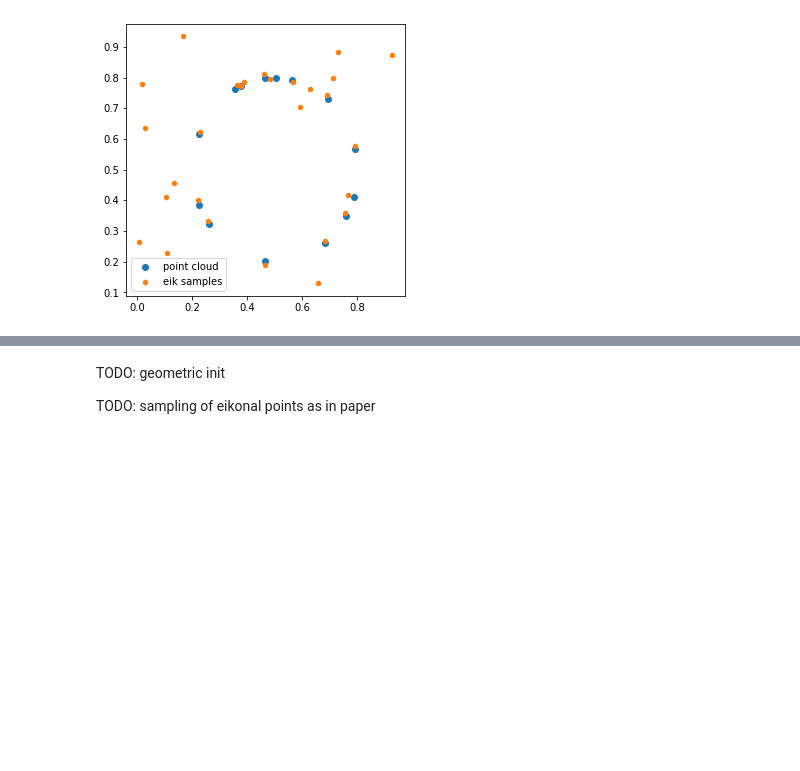
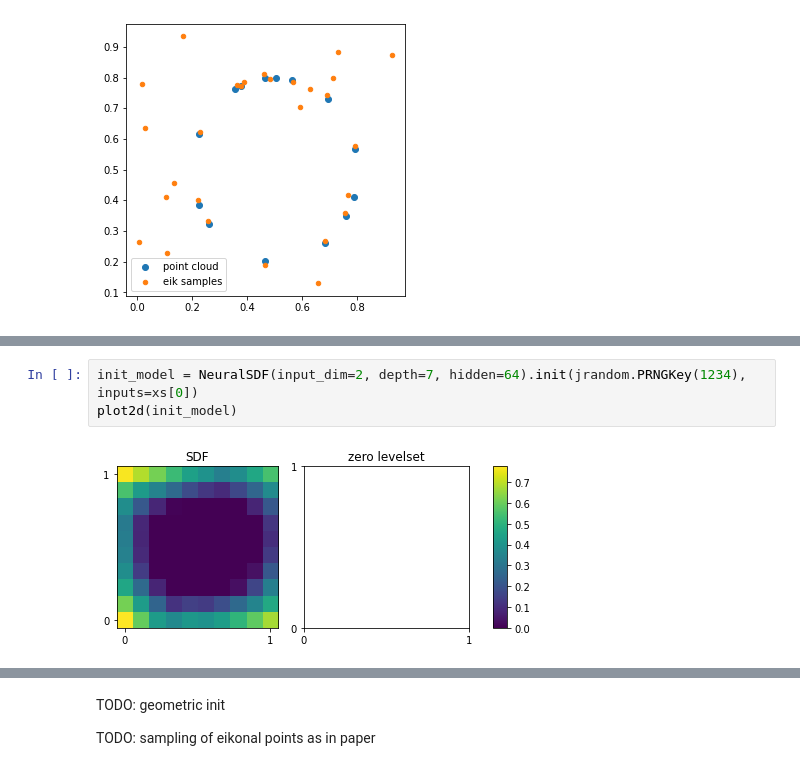
Before and after one commit to niklasschmitz/sdf_jax, a Jupyter notebook: geometric_regularization.ipynb, the cells around one changed output, grey strips where cells are left out. Cells and saved outputs as stored; diff of their text form; blank space fills up the shorter version.

Commit message:
IGR geometric init WIP

```diff
--- a/geometric_regularization.ipynb
+++ b/geometric_regularization.ipynb
@@ -141,3 +187,8 @@ plot2d(model)
+# %%
+init_model = NeuralSDF(input_dim=2, depth=7, hidden=64).init(jrandom.PRNGKey(1234), inputs=xs[0])
+plot2d(init_model)
+# %% [output]
+[figure, added]
 # %%
 loss, model = fit(xs, act=jax.nn.softplus, lam=0.0)
 plot2d(model)
```
Also changed, not shown: parts of 4 cells of this notebook.
